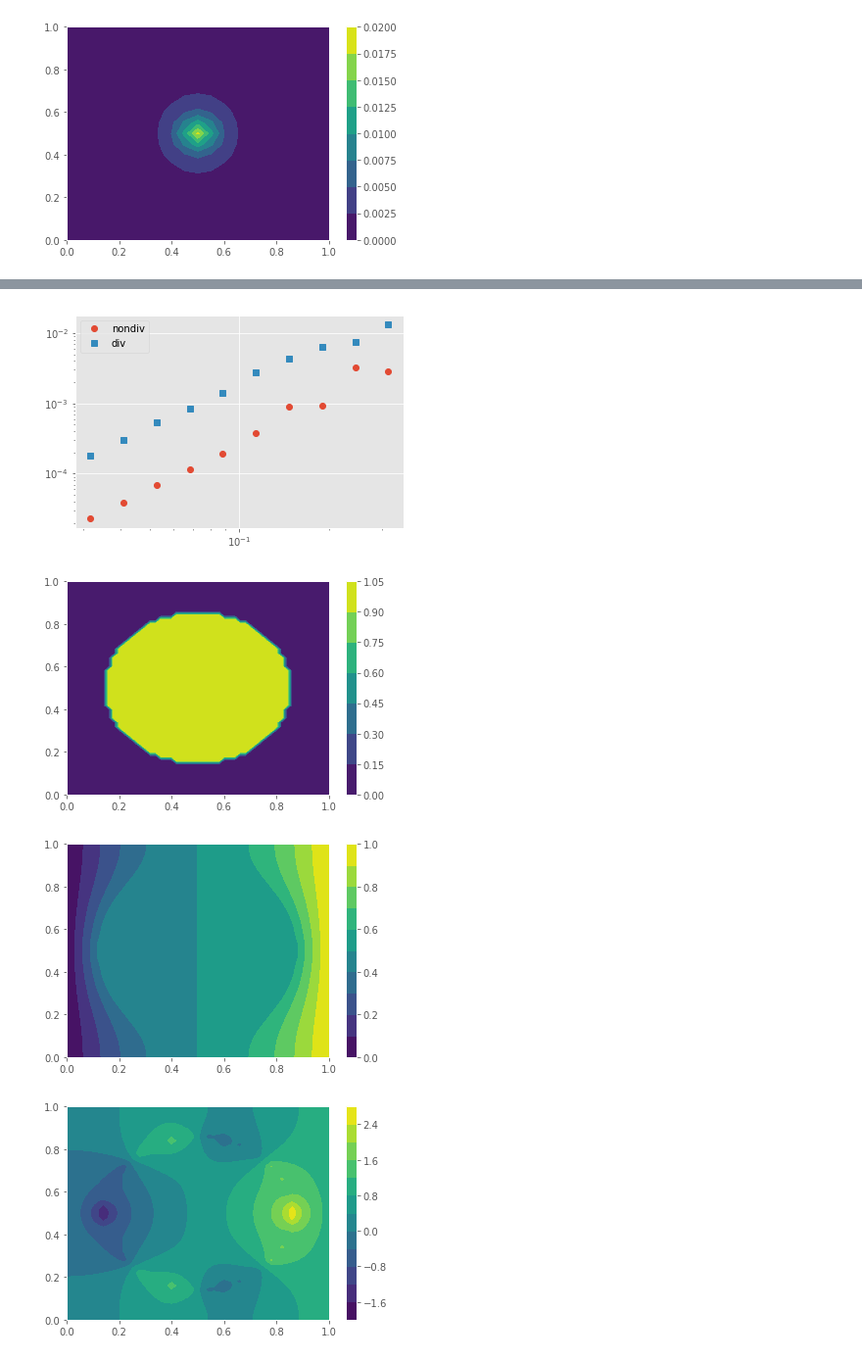
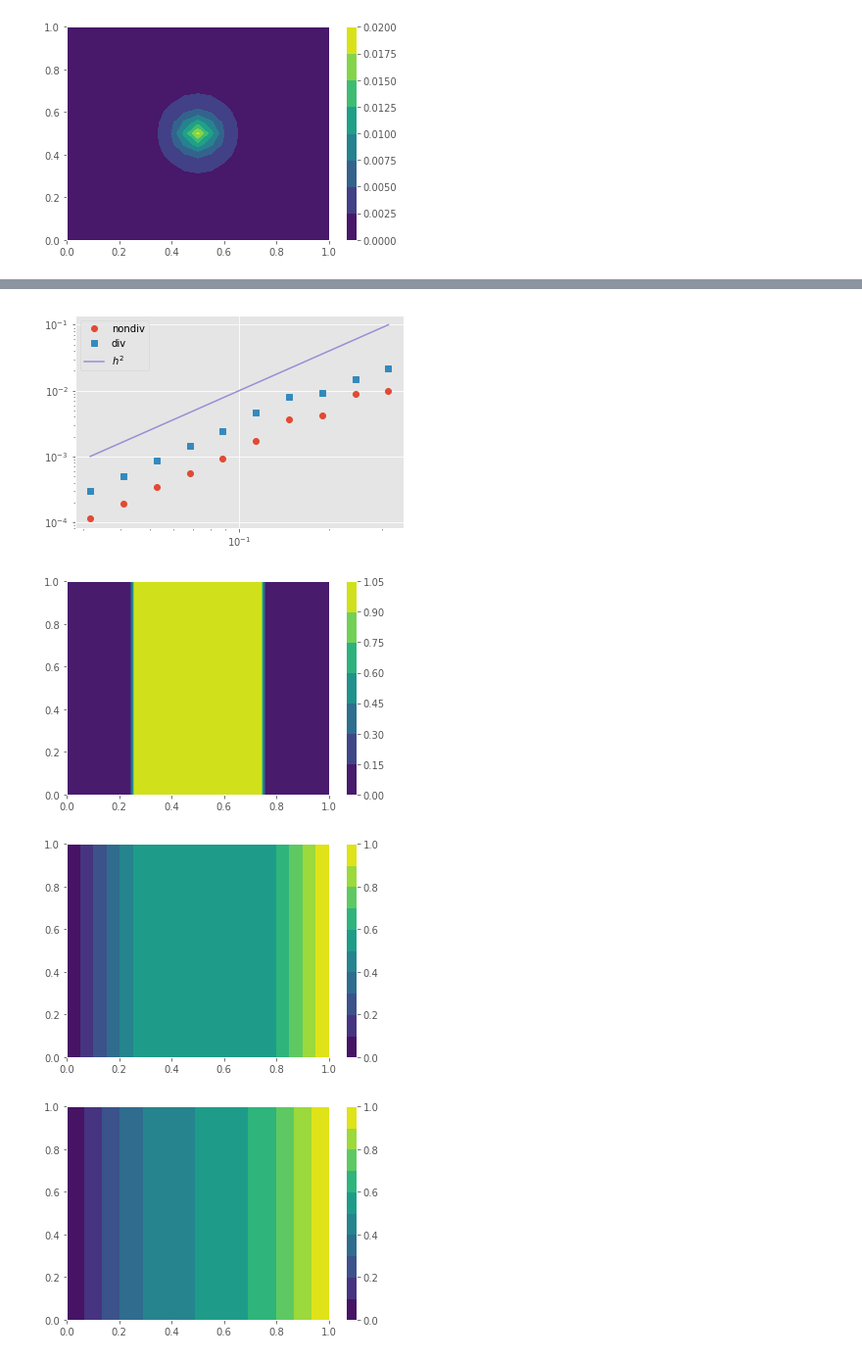
Before and after one commit to cu-numpde/numpde-fall2017, a Jupyter notebook: FD2D.ipynb, the cells around one changed output, grey strips where cells are left out. Shown at 98% size. Drawn from its saved outputs; the diff is of its cells as text; code cells hidden in the pictures.

```diff
--- a/FD2D.ipynb
+++ b/FD2D.ipynb
@@ -445,7 +445,7 @@ class mms1:
     def __init__(self):
         import sympy
         x, y = sympy.symbols('x y')
-        uexpr = x*sympy.exp(-x) * sympy.tanh(y)
+        uexpr = x*sympy.exp(-2*x) * sympy.tanh(1.2*y+.1)
         kexpr = 1e-2 + 2*(x-.42)**2 + 2*(y-.51)**2
         self.u = sympy.lambdify((x,y), uexpr)
         self.kappa = sympy.lambdify((x,y), kexpr)
@@ -465,5 +465,5 @@ x, y, A, rhs = laplacian2d_nondiv(.05, mms.div_kappa_grad_u,
 u_nondiv = sp.linalg.spsolve(A, rhs).reshape(x.shape)
 pyplot.contourf(x, y, u_nondiv)
 pyplot.colorbar()
-numpy.linalg.norm((u_nondiv - mms.u(x, y)).flatten(), numpy.inf),
+numpy.linalg.norm((u_nondiv - mms.u(x, y)).flatten(), numpy.inf)
 # %% [output]
@@ -496,11 +496,15 @@ hs = numpy.logspace(-1.5, -.5, 10)
 errors = numpy.array([mms_error(h) for h in hs])
 pyplot.loglog(hs, errors[:,0], 'o', label='nondiv')
 pyplot.loglog(hs, errors[:,1], 's', label='div')
+pyplot.plot(hs, hs**2, label='$h^2$')
 pyplot.legend();
 # %% [output]
-[figure, old version]
+[figure, new version]
 # %%
-kappablob = lambda x,y: .01 + ((x-.5)**2 + (y-.5)**2 < .125)
+#kappablob = lambda x,y: .01 + ((x-.5)**2 + (y-.5)**2 < .125)
+def kappablob(x, y):
+    #return .01 + ((x-.5)**2 + (y-.5)**2 < .125)
+    return .01 + (numpy.abs(x-.505) < .25) # + (numpy.abs(y-.5) < .25)
 x, y, A, rhs = laplacian2d_div(.02, lambda x,y: 0*x, kappablob,
                                   lambda x,y:x, dirichlet=((0,-1),()))
 u_div = sp.linalg.spsolve(A, rhs).reshape(x.shape)
@@ -510,14 +514,13 @@ pyplot.figure()
 pyplot.contourf(x, y, u_div, 10)
 pyplot.colorbar();
 # %% [output]
-[figure, old version]
+[figure, new version]
-[figure, old version]
+[figure, new version]
 # %%
-kappablob = lambda x,y: .01 + ((x-.5)**2 + (y-.5)**2 < .125)
-x, y, A, rhs = laplacian2d_nondiv(.02, lambda x,y: 0*x, kappablob, None,
+x, y, A, rhs = laplacian2d_nondiv(.01, lambda x,y: 0*x, kappablob, None,
                                   lambda x,y:x, dirichlet=((0,-1),()))
 u_nondiv = sp.linalg.spsolve(A, rhs).reshape(x.shape)
 pyplot.contourf(x, y, u_nondiv, 10)
 pyplot.colorbar();
 # %% [output]
-[figure, old version]
+[figure, new version]
```
Also changed, not shown: parts of 2 cells of this notebook.
